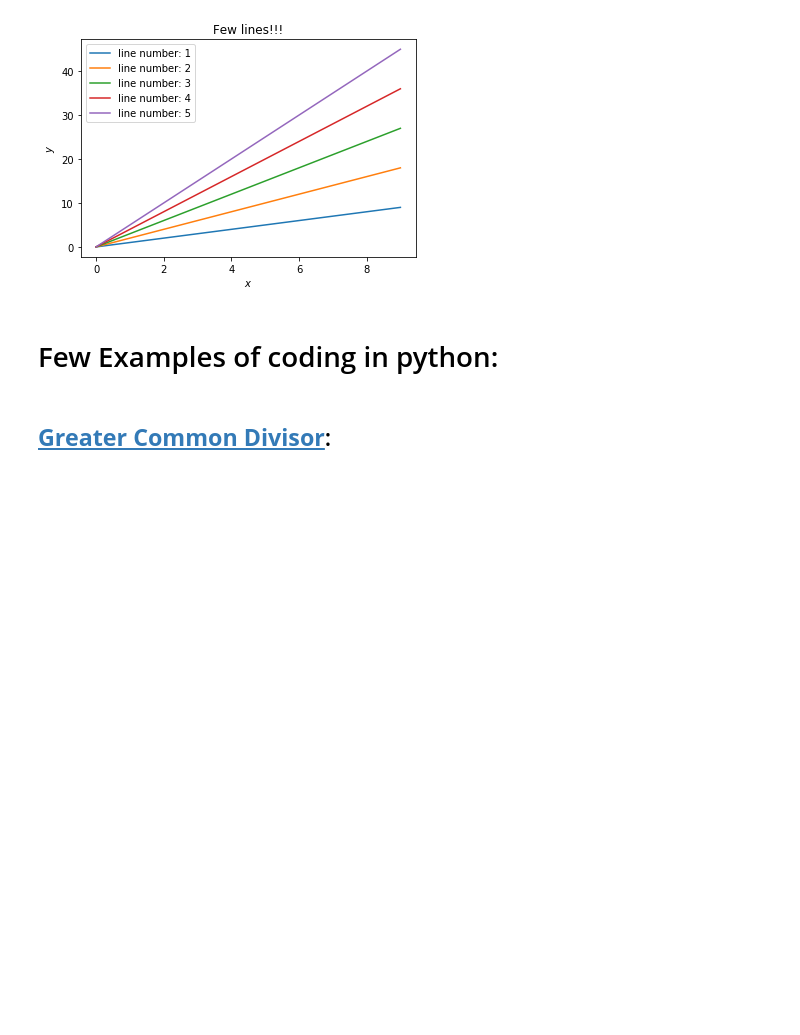
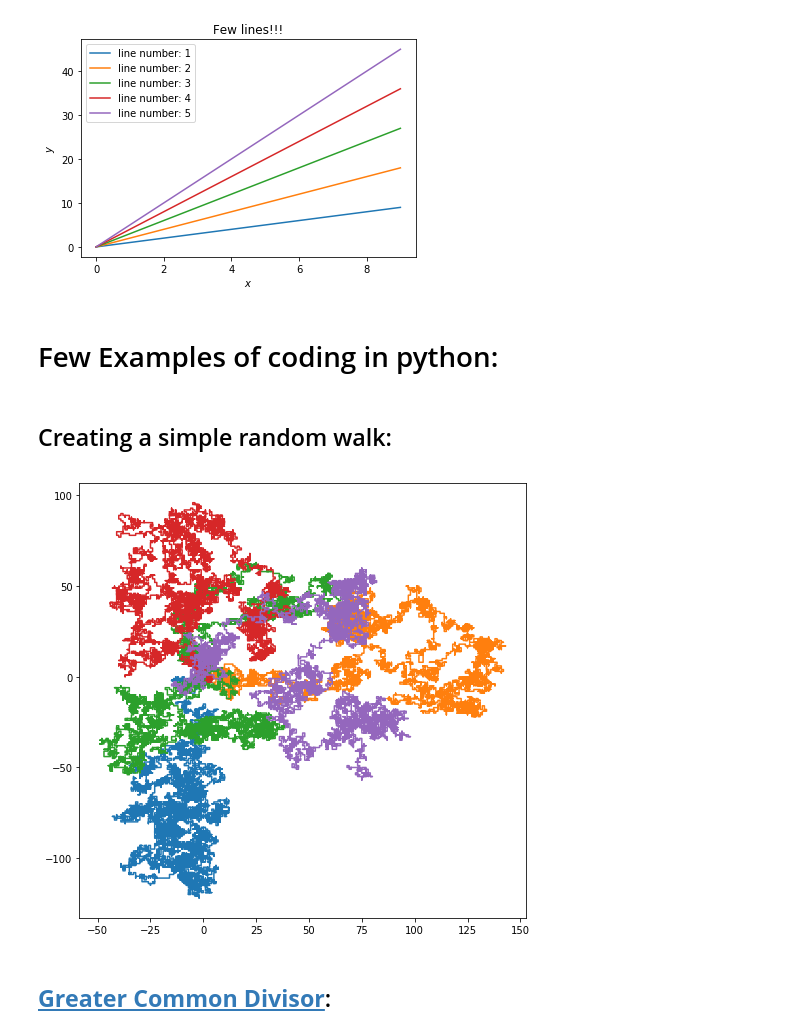
Before and after one commit to abtinshahidi/Foundation_applied_machine_learning, a Jupyter notebook: notebooks/week1/week1.ipynb, the cells around one changed output. Saved outputs shown, nothing was run; the diff lists cells and outputs as text; code cells hidden in the pictures; blank space fills up the shorter version.

```diff
--- a/notebooks/week1/week1.ipynb
+++ b/notebooks/week1/week1.ipynb
@@ -666,3 +666,5 @@ plt.show()
 [figure]
 # %% [markdown]
 # Few Examples of coding in python:
+# %% [markdown]
+## Creating a simple random walk:
@@ -668,0 +675,12 @@ plt.show()
+# %%
+def walk_2d(steps):
+    import random
+    x, y = 0, 0
+    walks = [[x ,y]]
+    for _ in range(int(steps)):
+        choose_rand = random.choice([(-1, 0), (1, 0), (0, -1), (0, 1)])
+#         dx, dy = choose_rand[0], choose_rand[1]
+        dx, dy = choose_rand
+        x, y = x + dx, y + dy
+        walks.append([x, y])
+    return walks
@@ -669,3 +689,16 @@ plt.show()
+# %%
+plt.figure(figsize=(8, 8))
+
+
+for i in range(5):
+    run = np.array(walk_2d(10**4)).T
+    plt.plot(run[0], run[1])
+
+
+
+plt.show()
+# %% [output]
+[figure, added]
 # %% [markdown]
 ## **[Greater Common Divisor](https://en.wikipedia.org/wiki/Greatest_common_divisor)**:
 # %%
```
Also changed, not shown: parts of 126 cells of this notebook, 1 other file.
